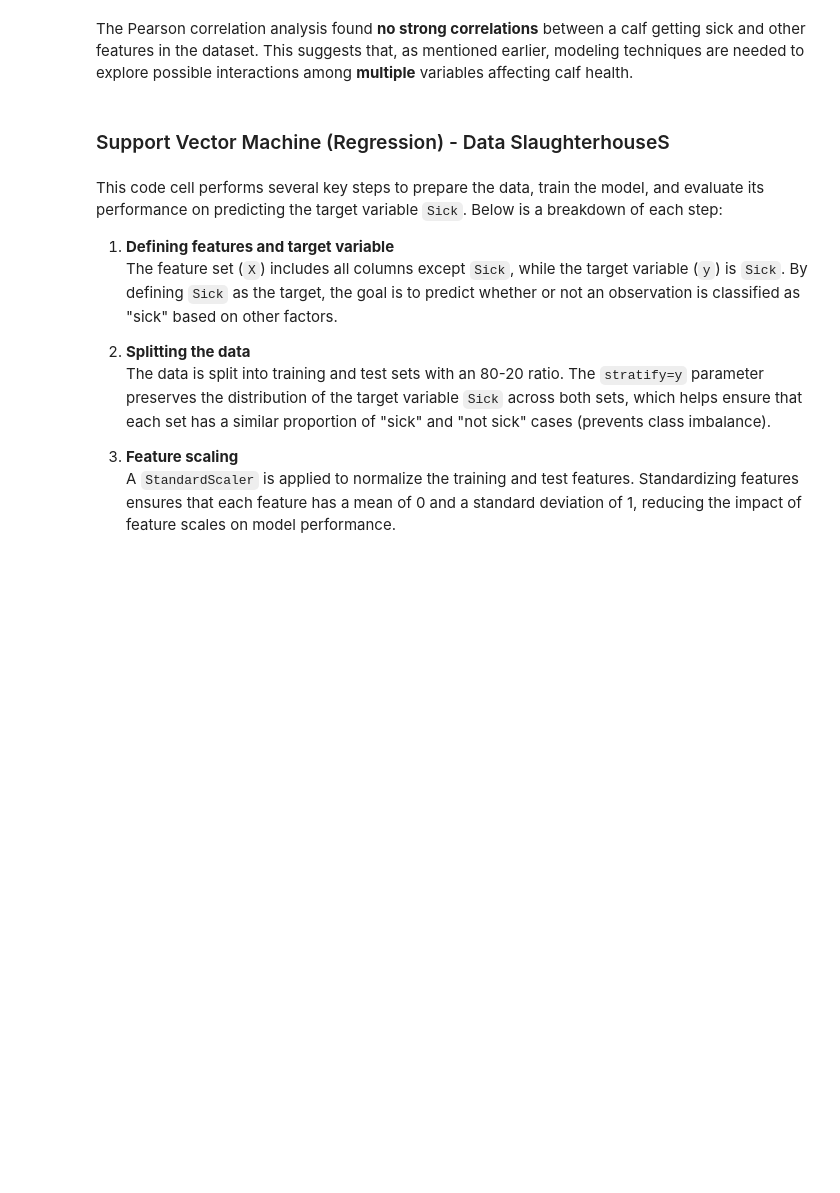
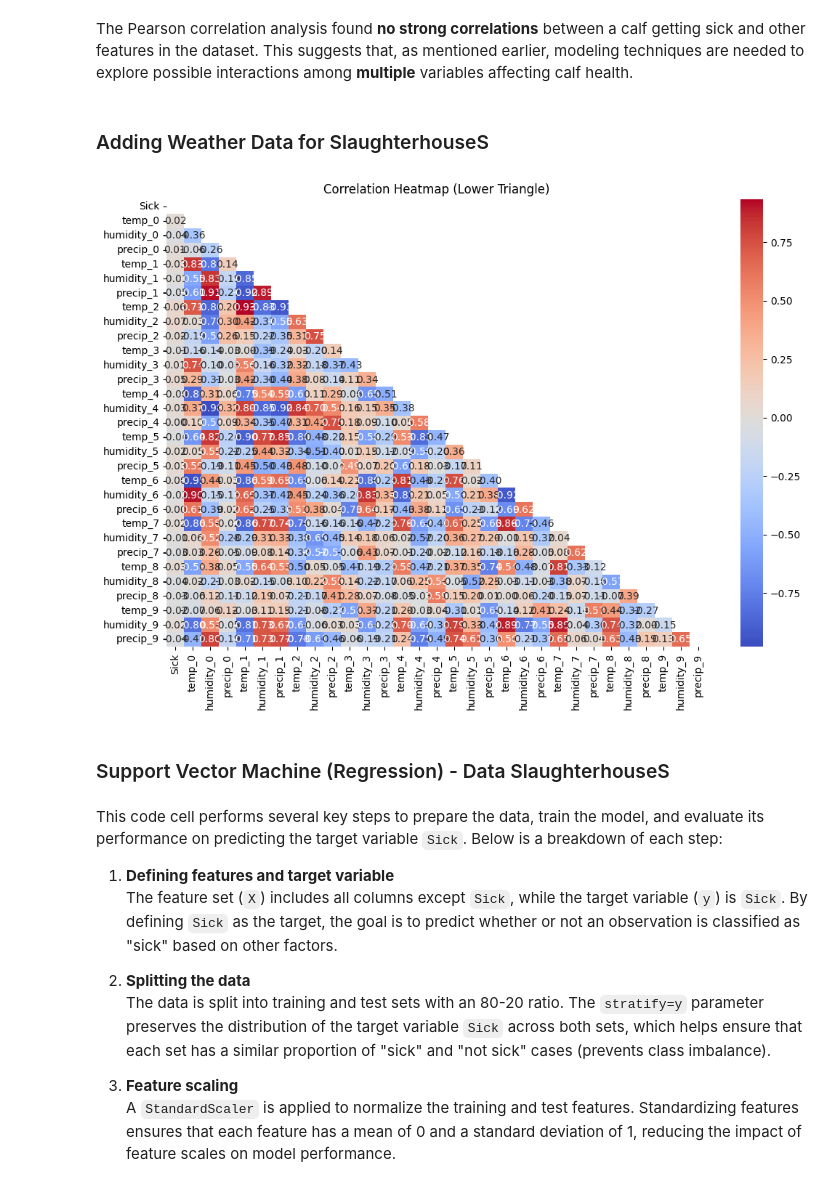
Before and after one commit to AI-Farming-Thewi/cows_analysis, a Jupyter notebook: Farms analysis.ipynb, the cells around one changed output. Drawn from its saved outputs; the diff is of its cells as text; code cells hidden in the pictures; blank space fills up the shorter version.

```diff
--- a/Farms analysis.ipynb
+++ b/Farms analysis.ipynb
@@ -3310,2 +3411,57 @@ plt.show()
 # %% [markdown]
 The Pearson correlation analysis found **no strong correlations** between a calf getting sick and other features in the dataset. This suggests that, as mentioned earlier, modeling techniques are needed to explore possible interactions among **multiple** variables affecting calf health.
+# %% [markdown]
+### Adding Weather Data for SlaughterhouseS
+# %%
+combined_df = calculate_weather_segments(combined_df, combined_weather_df_cleaned)
+# %%
+weather_sickness_df = combined_df[
+    [
+        "Sick",
+        "temp_0",
+        "humidity_0",
+        "precip_0",
+        "temp_1",
+        "humidity_1",
+        "precip_1",
+        "temp_2",
+        "humidity_2",
+        "precip_2",
+        "temp_3",
+        "humidity_3",
+        "precip_3",
+        "temp_4",
+        "humidity_4",
+        "precip_4",
+        "temp_5",
+        "humidity_5",
+        "precip_5",
+        "temp_6",
+        "humidity_6",
+        "precip_6",
+        "temp_7",
+        "humidity_7",
+        "precip_7",
+        "temp_8",
+        "humidity_8",
+        "precip_8",
+        "temp_9",
+        "humidity_9",
+        "precip_9",
+    ]
+]
+
+correlations = weather_sickness_df.corr()
+
+# plt.figure(figsize=(12, 8))
+# sns.heatmap(correlations, annot=True, fmt=".2f", cmap='coolwarm', cbar=True)
+# plt.title('Correlation Heatmap')
+# plt.show()
+mask = np.triu(np.ones_like(correlations, dtype=bool))
+
+plt.figure(figsize=(12, 8))
+sns.heatmap(correlations, mask=mask, annot=True, fmt=".2f", cmap="coolwarm", cbar=True)
+plt.title("Correlation Heatmap (Lower Triangle)")
+plt.show()
+# %% [output]
+[figure, added]
```
Also changed, not shown: parts of 37 cells of this notebook.
